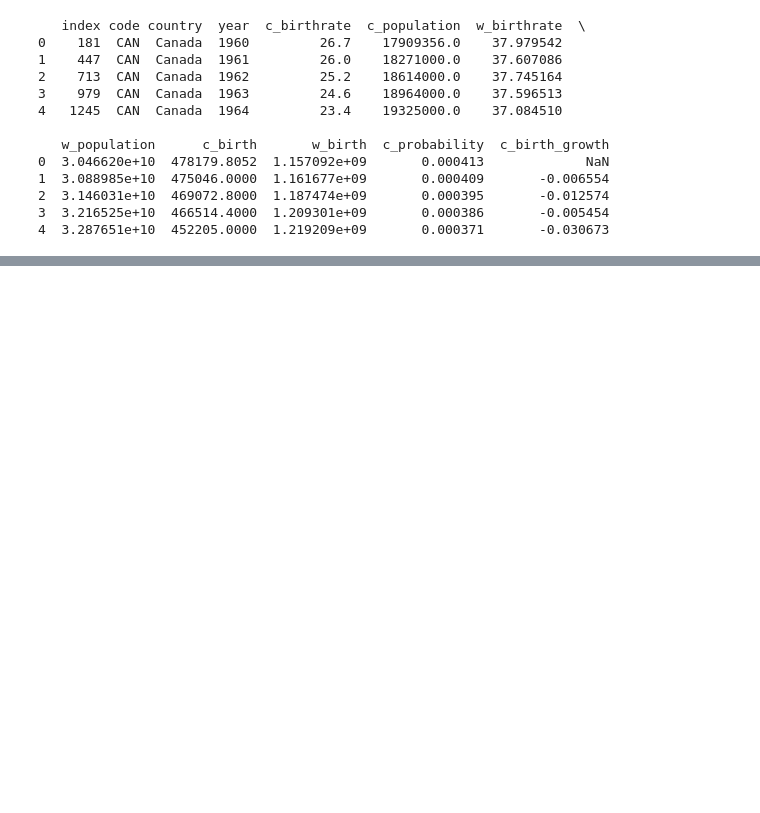
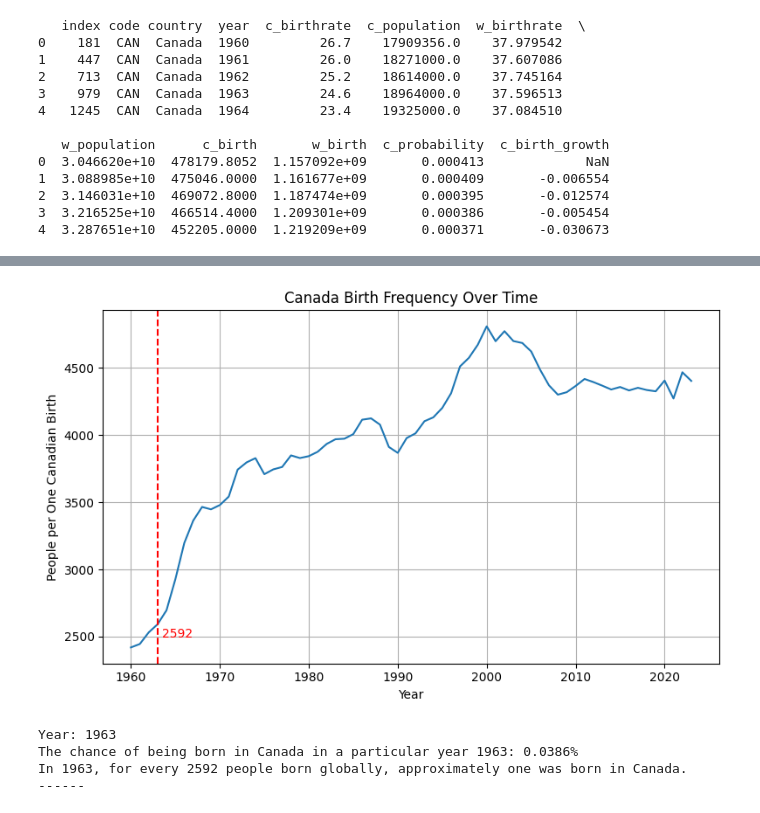
Before and after one commit to aleem-dev/DataAnalysis, a Jupyter notebook: MapleRoots/dsdt.ipynb, the cells around one changed output, grey strips where cells are left out. Drawn from its saved outputs; the diff is of its cells as text; code cells hidden in the pictures; blank space fills up the shorter version.

```diff
--- a/MapleRoots/dsdt.ipynb
+++ b/MapleRoots/dsdt.ipynb
@@ -358,3 +358,58 @@ conn.close()
 totl_pop_country_wise.to_csv('total_population_country_wise.csv')
 totl_pop_by_year.to_csv('total_population_by_year.csv')
 birth_rate_country_wise.to_csv('birth_rate_country_wise.csv')
+# %%
+# Show the chance of being born in Canada in a particular year
+# table: tbl_maple_roots
+import sqlite3
+
+# choice_year = int(input('Enter year between 1960 and 2024:')) or '2020'
+while True:
+    try:
+        choice_year = int(input('Year (1960–2024): ') or 2020)
+        if 1960 <= choice_year <= 2024:
+            break
+    except:
+        pass
+years = range(1960,2024)
+frequencies = []
+
+for year in years:
+    quary = f'SELECT c_probability FROM tbl_maple_roots WHERE year={year}'
+    conn = sqlite3.connect('mapleroot.db',isolation_level=None)
+    probabilty = conn.execute(quary).fetchall()
+    conn.close()
+    # freq = 1/probabilty[0][0] # this is causing out of range for 2024
+    if probabilty and probabilty[0][0] != 0:
+        freq = 1 / probabilty[0][0]
+    else:
+        freq = None  # or you can use np.nan
+    frequencies.append(freq)
+freq_series = pd.Series(frequencies, index=years)
+
+#plot
+plt.figure(figsize=(8, 5))
+freq_series.plot(kind='line', title='Canada Birth Frequency Over Time', ylabel='People per One Canadian Birth', xlabel='Year')
+plt.axvline(x=choice_year, color='red', linestyle='--', label=f'{choice_year}')
+plt.text(choice_year + 0.5, freq_series[choice_year]*0.99, f'{freq_series[choice_year]:.0f}', color='red',fontsize=10,ha='left',va='top')
+plt.grid(True)
+plt.tight_layout()
+plt.show()
+
+#Final Answer
+quary = f'SELECT c_probability FROM tbl_maple_roots WHERE year={choice_year}'
+conn = sqlite3.connect('mapleroot.db',isolation_level=None)
+probabilty = conn.execute(quary).fetchall()
+conn.close()
+freq = 1/probabilty[0][0]
+
+print(f'Year: {choice_year}')
+print(f'The chance of being born in Canada in a particular year {choice_year}: {(probabilty[0][0]*100):.4f}%')
+print(f'In {choice_year}, for every {freq:.0f} people born globally, approximately one was born in Canada.')
+print('------')
+# %% [output]
+[figure, added]
+Year: 1963
+The chance of being born in Canada in a particular year 1963: 0.0386%
+In 1963, for every 2592 people born globally, approximately one was born in Canada.
+------
```
Also changed, not shown: parts of 8 cells of this notebook, 6 other files.
